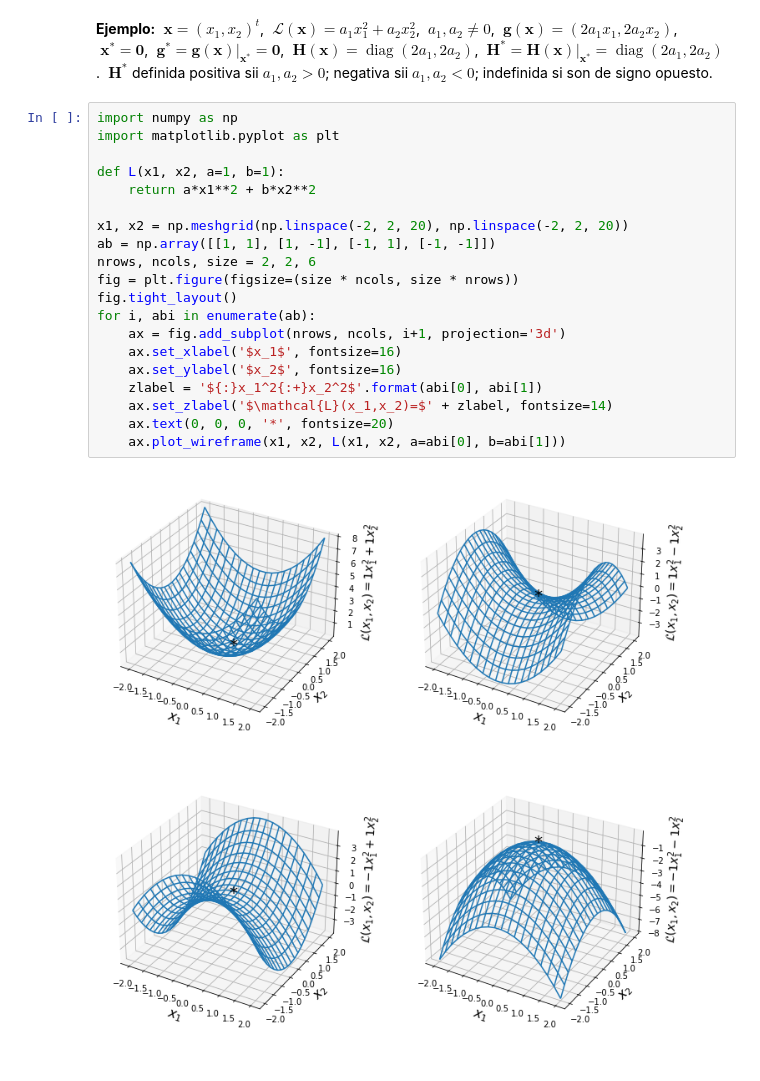
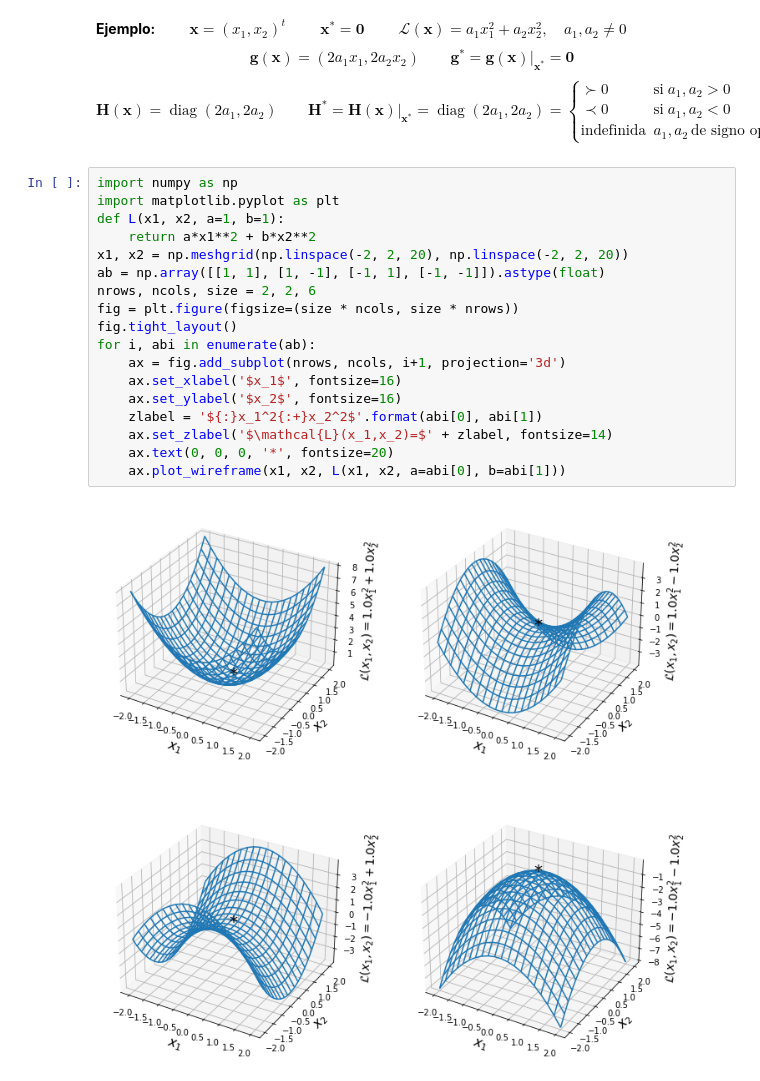
Before and after one commit to AlfonsJ/PML1, a Jupyter notebook: P01 Fundamentos/T08 Optimización/8.1 Introducción/8.1.1 Optimización local vs global.ipynb, the cells around one changed output. Cells and saved outputs as stored; diff of their text form.

```diff
--- a/P01 Fundamentos/T08 Optimización/8.1 Introducción/8.1.1 Optimización local vs global.ipynb
+++ b/P01 Fundamentos/T08 Optimización/8.1 Introducción/8.1.1 Optimización local vs global.ipynb
@@ -18,24 +27,26 @@ Supóngase que $\mathcal{L}(\boldsymbol{\theta})$ es doblemente diferenciable, c
 # %% [markdown]
-**Ejemplo:** $\;\boldsymbol{x}=(x_1, x_2)^t$, $\;\mathcal{L}(\boldsymbol{x})=a_1x_1^2+a_2x_2^2$, $\;a_1,a_2\neq 0$, $\;\boldsymbol{g}(\boldsymbol{x})=(2a_1x_1, 2a_2x_2)$, $\;\boldsymbol{x}^*=\boldsymbol{0}$, $\;\boldsymbol{g}^*=\boldsymbol{g}(\boldsymbol{x})\rvert_{\boldsymbol{x}^*}=\boldsymbol{0}$, $\;\mathbf{H}(\boldsymbol{x})=\operatorname{diag}(2a_1, 2a_2)$, $\;\mathbf{H}^*=\mathbf{H}(\boldsymbol{x})\rvert_{\boldsymbol{x}^*}=\operatorname{diag}(2a_1, 2a_2)$. $\;\mathbf{H}^*$ definida positiva sii $a_1, a_2>0$; negativa sii $a_1, a_2<0$; indefinida si son de signo opuesto.
+**Ejemplo:** $\qquad\boldsymbol{x}=(x_1, x_2)^t$ $\qquad\boldsymbol{x}^*=\boldsymbol{0}$ $\qquad\mathcal{L}(\boldsymbol{x})=a_1x_1^2+a_2x_2^2, \quad a_1,a_2\neq 0$
+$$\boldsymbol{g}(\boldsymbol{x})=(2a_1x_1, 2a_2x_2)\qquad\boldsymbol{g}^*=\boldsymbol{g}(\boldsymbol{x})\rvert_{\boldsymbol{x}^*}=\boldsymbol{0}$$
+$$\mathbf{H}(\boldsymbol{x})=\operatorname{diag}(2a_1, 2a_2)\qquad\mathbf{H}^*=\mathbf{H}(\boldsymbol{x})\rvert_{\boldsymbol{x}^*}=\operatorname{diag}(2a_1, 2a_2)=\begin{cases}\succ 0&\text{si}\;a_1, a_2>0\\%
+\prec 0&\text{si}\;a_1, a_2<0\\%
+\text{indefinida}&a_1, a_2\,\text{de signo opuesto}\end{cases}$$
 # %%
 import numpy as np
 import matplotlib.pyplot as plt
-
 def L(x1, x2, a=1, b=1):
     return a*x1**2 + b*x2**2
-
 x1, x2 = np.meshgrid(np.linspace(-2, 2, 20), np.linspace(-2, 2, 20))
-ab = np.array([[1, 1], [1, -1], [-1, 1], [-1, -1]])
+ab = np.array([[1, 1], [1, -1], [-1, 1], [-1, -1]]).astype(float)
 nrows, ncols, size = 2, 2, 6
 fig = plt.figure(figsize=(size * ncols, size * nrows))
 fig.tight_layout()
 for i, abi in enumerate(ab):
     ax = fig.add_subplot(nrows, ncols, i+1, projection='3d')
     ax.set_xlabel('$x_1$', fontsize=16)
     ax.set_ylabel('$x_2$', fontsize=16)
     zlabel = '${:}x_1^2{:+}x_2^2$'.format(abi[0], abi[1])
     ax.set_zlabel('$\mathcal{L}(x_1,x_2)=$' + zlabel, fontsize=14)
     ax.text(0, 0, 0, '*', fontsize=20)
     ax.plot_wireframe(x1, x2, L(x1, x2, a=abi[0], b=abi[1]))
 # %% [output]
-[figure, old version]
+[figure, new version]
```
Also changed, not shown: parts of 3 cells of this notebook.
